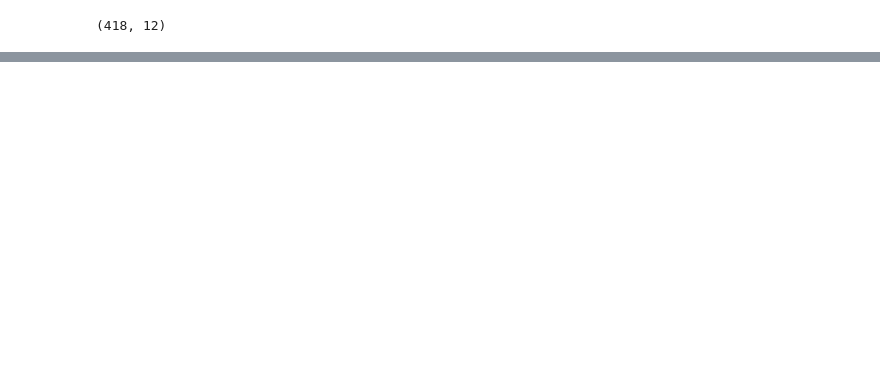
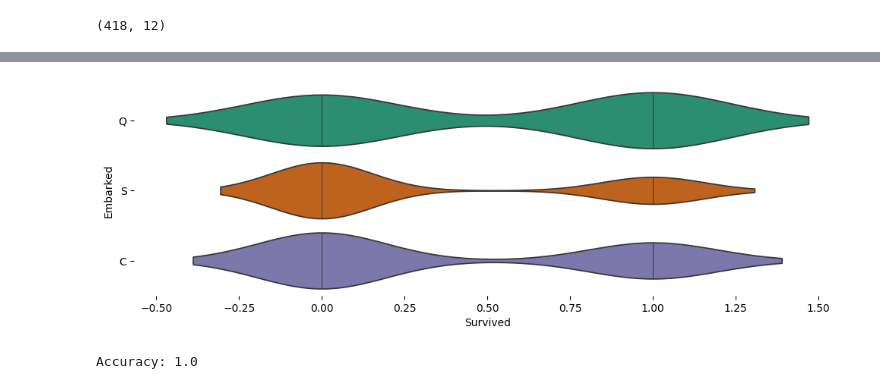
Before and after one commit to 0JeetGupta/NeuroNexus, a Jupyter notebook: file.ipynb, the cells around one changed output, grey strips where cells are left out. Drawn from its saved outputs; the diff is of its cells as text; code cells hidden in the pictures; blank space fills up the shorter version.

```diff
--- a/file.ipynb
+++ b/file.ipynb
@@ -229,0 +30,56 @@ KeyError: 'Fare'
+# %%
+from matplotlib import pyplot as plt
+import seaborn as sns
+figsize = (12, 1.2 * len(tested['Embarked'].unique()))
+plt.figure(figsize=figsize)
+sns.violinplot(tested, x='Survived', y='Embarked', inner='stick', palette='Dark2')
+sns.despine(top=True, right=True, bottom=True, left=True)
+# %% [output]
+[figure, added]
+# %%
+# prompt: TASK 1 - TITANIC SURVIVAL PREDICTION
+# Use the Titanic dataset to build a model that predicts whether a passenger on the Titanic survived or not.
+# This is a classic beginner project with readily available data.
+# The dataset typically used for this project contains information about individual passengers, such as their
+# age, gender, ticket class, fare, cabin, and whether or not they survived.
+
+# Drop unnecessary columns
+tested = tested.drop(['PassengerId', 'Name', 'Ticket', 'Cabin'], axis=1)
+
+# Fill missing age values with the median age
+tested['Age'].fillna(tested['Age'].median(), inplace=True)
+
+# Fill missing embarked values with the most frequent value
+tested['Embarked'].fillna(tested['Embarked'].mode()[0], inplace=True)
+
+# Convert categorical features to numerical using one-hot encoding
+tested = pd.get_dummies(tested, columns=['Sex', 'Embarked'])
+
+# Define features (X) and target (y)
+X = tested.drop('Survived', axis=1)
+y = tested['Survived']
+
+# Impute missing values in all columns of X using the median
+# This addresses potential NaNs in other columns besides 'Age' and 'Embarked'
+for col in X.columns:
+    X[col].fillna(X[col].median(), inplace=True) # or use X[col].fillna(X[col].mode()[0], inplace=True) for categorical features
+
+
+# Split data into training and testing sets
+from sklearn.model_selection import train_test_split
+X_train, X_test, y_train, y_test = train_test_split(X, y, test_size=0.2, random_state=42)
+
+# Train a logistic regression model
+from sklearn.linear_model import LogisticRegression
+model = LogisticRegression()
+model.fit(X_train, y_train)
+
+# Make predictions
+y_pred = model.predict(X_test)
+
+# Evaluate the model
+from sklearn.metrics import accuracy_score
+accuracy = accuracy_score(y_test, y_pred)
+print(f"Accuracy: {accuracy}")
+# %% [output]
+Accuracy: 1.0
```
Also changed, not shown: parts of 20 cells of this notebook.
